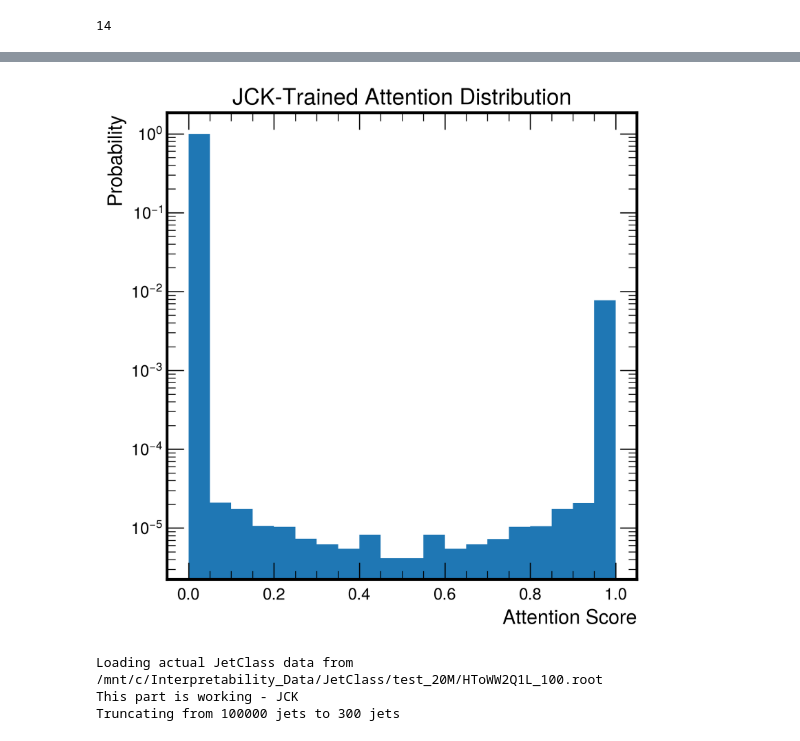
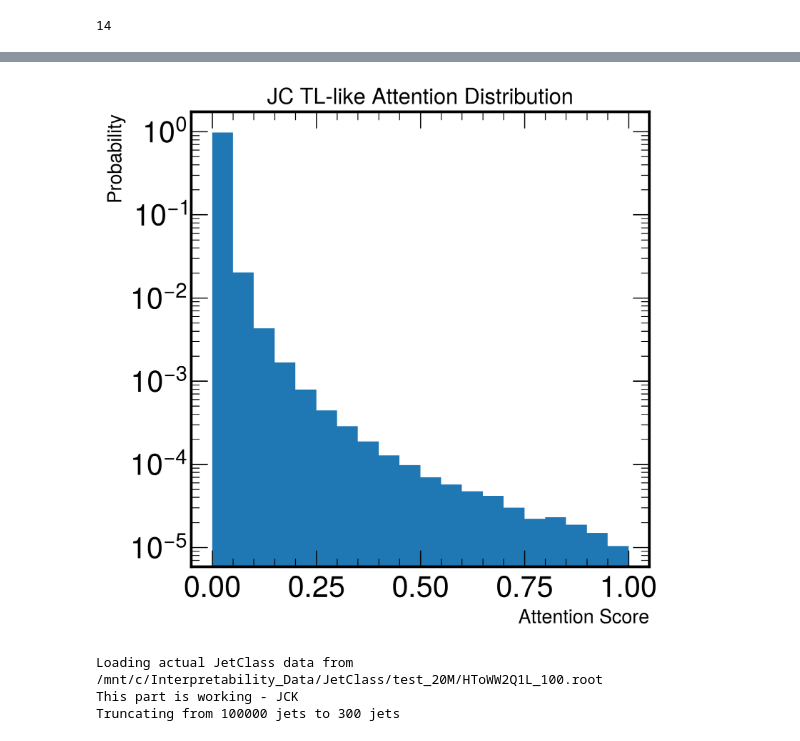
Before and after one commit to tim-legge/ParT_Interpretability, a Jupyter notebook: JetClass_kin_binary_AttentionGraphs.ipynb, the cells around one changed output, grey strips where cells are left out. Saved outputs shown, nothing was run; the diff lists cells and outputs as text; code cells hidden in the pictures.

```diff
--- a/JetClass_kin_binary_AttentionGraphs.ipynb
+++ b/JetClass_kin_binary_AttentionGraphs.ipynb
@@ -2591,6 +2587,7 @@ print(jck_pf_features.shape)
 jck_binary_model.eval()
 with torch.no_grad():
     jck_y_pred= jck_binary_model(torch.from_numpy(jck_pf_points),torch.from_numpy(jck_pf_features),torch.from_numpy(jck_pf_vectors),torch.from_numpy(jck_pf_mask))
-jck_attention = jck_binary_model[0].get_attention_matrix()
-jck_interaction = jck_binary_model[0].get_interactionMatrix()
+jck_attention = jck_binary_model.get_attention_matrix()
+jck_interaction = jck_binary_model.get_interactionMatrix()
+jck_hadronic_qcd_padding = jck_binary_model_hooks.get_padding(jck_binary_model_hooks.pre_softmax_attentions, jck_pf_mask)
 # %% [output]
@@ -3091,36 +2914,36 @@ def attention_generator(attention, chunk_size):
     for i in range(0, len(attention), chunk_size):
         yield attention[i:i + chunk_size]
 
 # Process the data in chunks (using a generator)
 probabilities = process_in_chunks(attention_generator(flattened_attention, chunk_size=100000))
 
 # Manually set the bin centers to have equal bar spacing
 bin_centers = (bin_edges[:-1] + bin_edges[1:]) / 2  # Calculate the centers of each bin
 equal_width = bin_edges[1] - bin_edges[0]  # Set equal width for all bars based on bin spacing
 
 # Create figure and axes
 fig, ax = plt.subplots(figsize=(6, 6), dpi=300)
 
 # Plot bar graph with equal-width bars
 ax.bar(bin_centers, probabilities, width=equal_width, log=False)  # No log scale for clearer visualization
 
 # Set custom x-tick locations and labels (optional)
 #ax.set_xticks(bin_centers, 0.1)
 #ax.set_xticklabels([f'{edge:.2f}' for edge in bin_centers], fontsize=10, fontweight='bold')
 
 # Set x and y axis labels
 ax.set_xlabel('Attention Score', fontsize=14)
 ax.set_ylabel('Probability', fontsize=14)
 plt.yscale('log')
 
 # Add a title
-ax.set_title('JCK-Trained Attention Distribution', fontsize=16)
-plt.savefig('JetClasskin_results/attn_dists/jck_attentionDist_TTBarLep.pdf', bbox_inches="tight")
+ax.set_title('JC TL-like Attention Distribution', fontsize=16)
+#plt.savefig('JetClasskin_results/attn_dists/jck_attentionDist_TTBarLep.pdf', bbox_inches="tight")
 
 # Show the plot
 plt.show()
 # %% [output]
-[figure, old version]
+[figure, new version]
 # %%
 #load data to tag Particle IDs in attention line plot below
 
```
Also changed, not shown: parts of 32 cells of this notebook, 7 other files.
